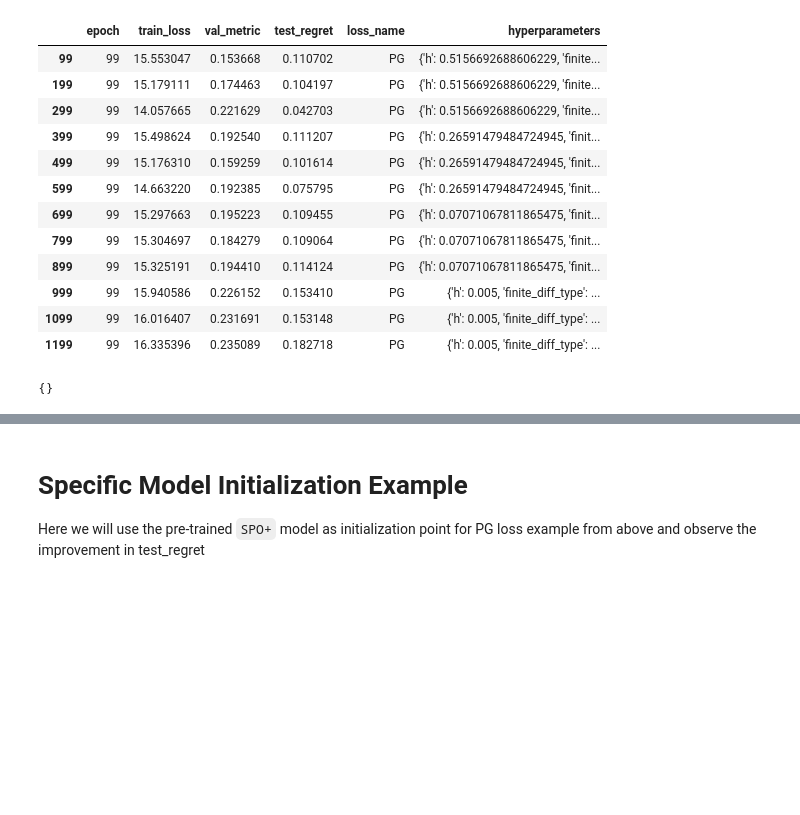
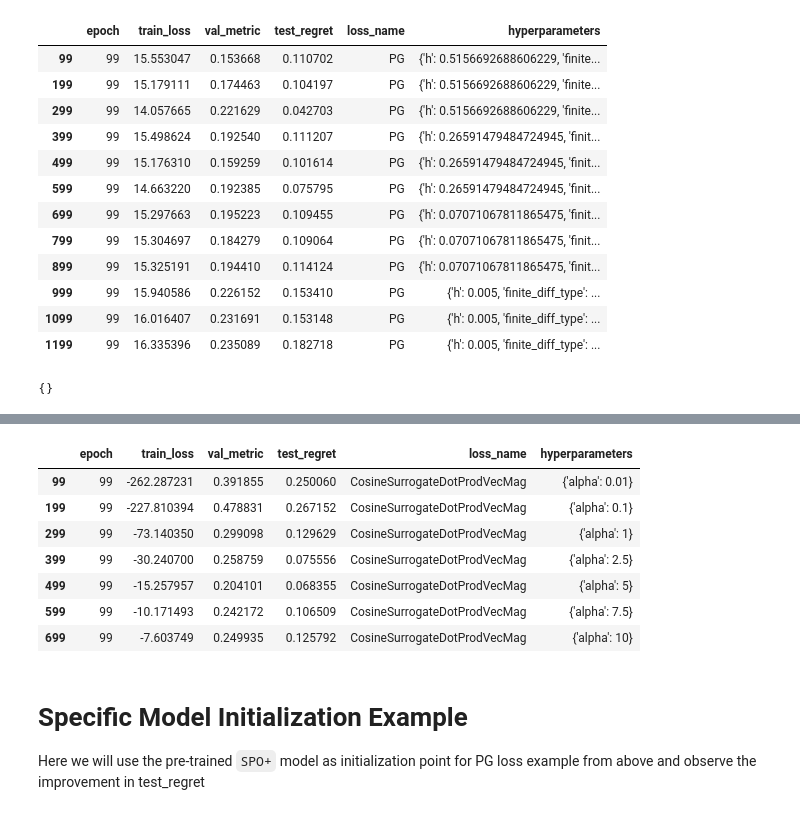
Before and after one commit to biltang/decision-focused-learning, a Jupyter notebook: notebooks/shortest_path_pipeline_example.ipynb, the cells around one changed output, grey strips where cells are left out. Drawn from its saved outputs; the diff is of its cells as text; code cells hidden in the pictures; blank space fills up the shorter version.

Commit message:
cosine surrogate example in example notebooks

```diff
--- a/notebooks/shortest_path_pipeline_example.ipynb
+++ b/notebooks/shortest_path_pipeline_example.ipynb
@@ -318,0 +321,14 @@ PG_models
+# %%
+cos_surr_results, cos_surr_models = lossfn_experiment_pipeline(X_train=generated_data['feat'],
+                true_cost_train=generated_data['cost'],
+                X_test=generated_data_test['feat'],
+                true_cost_test=generated_data_test['cost_true'],
+                predmodel=pred_model,
+                optmodel=optmodel,
+                val_split_params={'test_size':200, 'random_state':42},
+                loss_names=['CosineSurrogateDotProdVecMag'],
+                loss_configs={'CosineSurrogateDotProdVecMag': {'alpha':[0.01, 0.1, 1, 2.5, 5, 7.5, 10]}},
+                training_configs={'num_epochs':100,
+                                 'dataloader_params': {'batch_size':200, 'shuffle':True}},
+                save_models=False
+                )
@@ -319,3 +353,14 @@ PG_models
+# %%
+cos_surr_results[cos_surr_results.epoch == 99]
+# %% [output]
+|  | epoch | train_loss | val_metric | test_regret | loss_name | hyperparameters |
+| 99 | 99 | -262.287231 | 0.391855 | 0.250060 | CosineSurrogateDotProdVecMag | {'alpha': 0.01} |
+| 199 | 99 | -227.810394 | 0.478831 | 0.267152 | CosineSurrogateDotProdVecMag | {'alpha': 0.1} |
+| 299 | 99 | -73.140350 | 0.299098 | 0.129629 | CosineSurrogateDotProdVecMag | {'alpha': 1} |
+| 399 | 99 | -30.240700 | 0.258759 | 0.075556 | CosineSurrogateDotProdVecMag | {'alpha': 2.5} |
+| 499 | 99 | -15.257957 | 0.204101 | 0.068355 | CosineSurrogateDotProdVecMag | {'alpha': 5} |
+| 599 | 99 | -10.171493 | 0.242172 | 0.106509 | CosineSurrogateDotProdVecMag | {'alpha': 7.5} |
+| 699 | 99 | -7.603749 | 0.249935 | 0.125792 | CosineSurrogateDotProdVecMag | {'alpha': 10} |
 # %% [markdown]
 # Specific Model Initialization Example
 Here we will use the pre-trained `SPO+` model as initialization point for PG loss example from above and observe the improvement in test_regret
```
Also changed, not shown: parts of 2 cells of this notebook, 1 other file.
